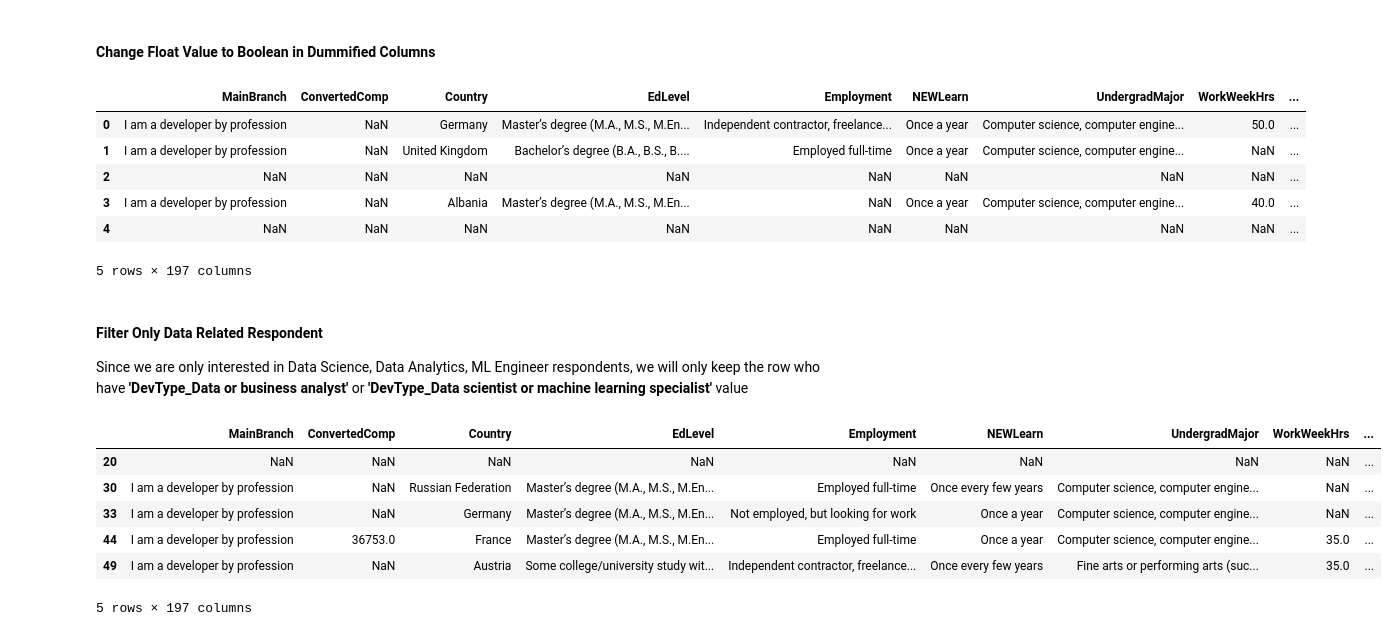
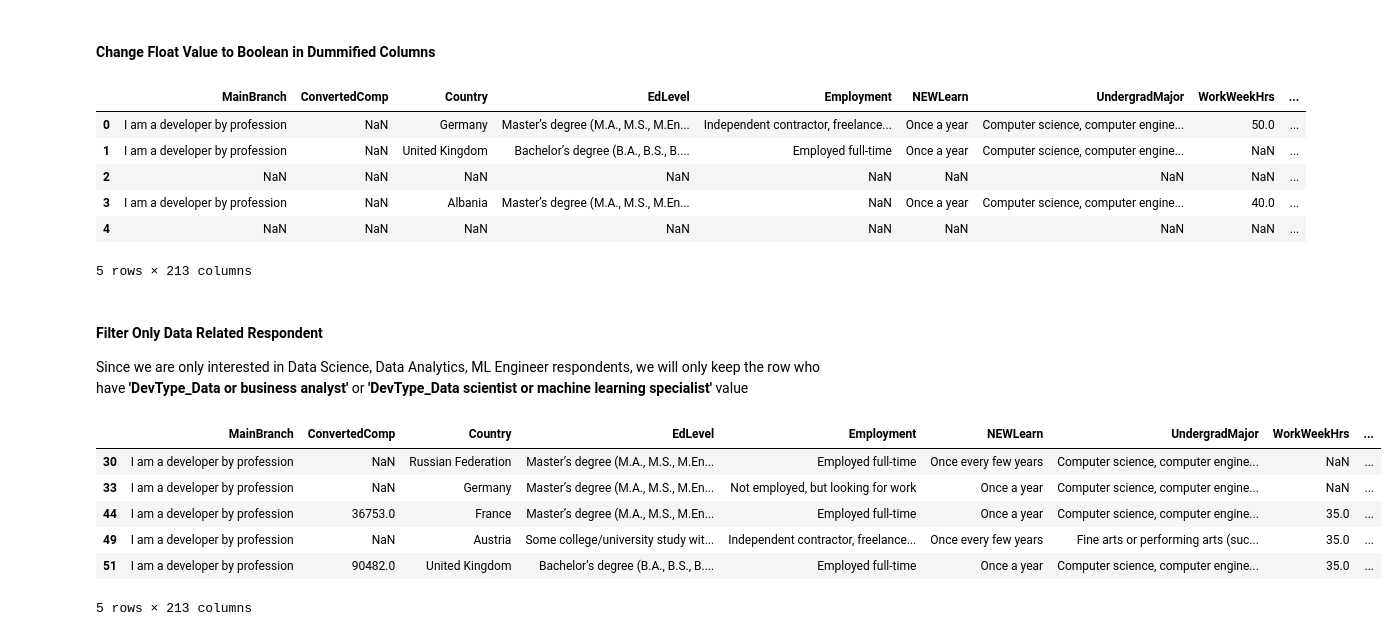
Before and after one commit to fahmiduldul/ds-blog-post, a Jupyter notebook: main.ipynb, the cells around one changed output. Drawn from its saved outputs; the diff is of its cells as text; code cells hidden in the pictures.

Commit message:
Run it with full dataset

```diff
--- a/main.ipynb
+++ b/main.ipynb
@@ -45,7 +45,7 @@ df.head()
 # %% [markdown]
 ## Sliced Database for Trial (comment this line when you are ready)
 # %%
-df = df.iloc[:100,:]
+# df = df.iloc[:100,:]
 # %% [markdown]
 ## Data Preparation
 Before we can do more with this data, we have to clean the data first
@@ -166,18 +166,18 @@ df.head()
 | 2 | NaN | NaN | NaN | NaN | NaN | NaN | NaN | NaN | ... |
 | 3 | I am a developer by profession | NaN | Albania | Master’s degree (M.A., M.S., M.En... | NaN | Once a year | Computer science, computer engine... | 40.0 | ... |
 | 4 | NaN | NaN | NaN | NaN | NaN | NaN | NaN | NaN | ... |
-5 rows × 197 columns
+5 rows × 213 columns
 # %% [markdown]
 #### Filter Only Data Related Respondent
 Since we are only interested in Data Science, Data Analytics, ML Engineer respondents, we will only keep the row who have **'DevType_Data or business analyst'** or **'DevType_Data scientist or machine learning specialist'** value
 # %%
-df = df[df['DevType_Data scientist or machine learning specialist'] | df['DevType_Data or business analyst']]
+df = df[(df['DevType_Data scientist or machine learning specialist'] | df['DevType_Data or business analyst'])].dropna(subset=['MainBranch'])
 df.head()
 # %% [output]
 |  | MainBranch | ConvertedComp | Country | EdLevel | Employment | NEWLearn | UndergradMajor | WorkWeekHrs | ... |
-| 20 | NaN | NaN | NaN | NaN | NaN | NaN | NaN | NaN | ... |
 | 30 | I am a developer by profession | NaN | Russian Federation | Master’s degree (M.A., M.S., M.En... | Employed full-time | Once every few years | Computer science, computer engine... | NaN | ... |
 | 33 | I am a developer by profession | NaN | Germany | Master’s degree (M.A., M.S., M.En... | Not employed, but looking for work | Once a year | Computer science, computer engine... | NaN | ... |
 | 44 | I am a developer by profession | 36753.0 | France | Master’s degree (M.A., M.S., M.En... | Employed full-time | Once a year | Computer science, computer engine... | 35.0 | ... |
 | 49 | I am a developer by profession | NaN | Austria | Some college/university study wit... | Independent contractor, freelance... | Once every few years | Fine arts or performing arts (suc... | 35.0 | ... |
+| 51 | I am a developer by profession | 90482.0 | United Kingdom | Bachelor’s degree (B.A., B.S., B.... | Employed full-time | Once a year | Computer science, computer engine... | 35.0 | ... |
-5 rows × 197 columns
+5 rows × 213 columns
```
Also changed, not shown: parts of 1 cell of this notebook.
